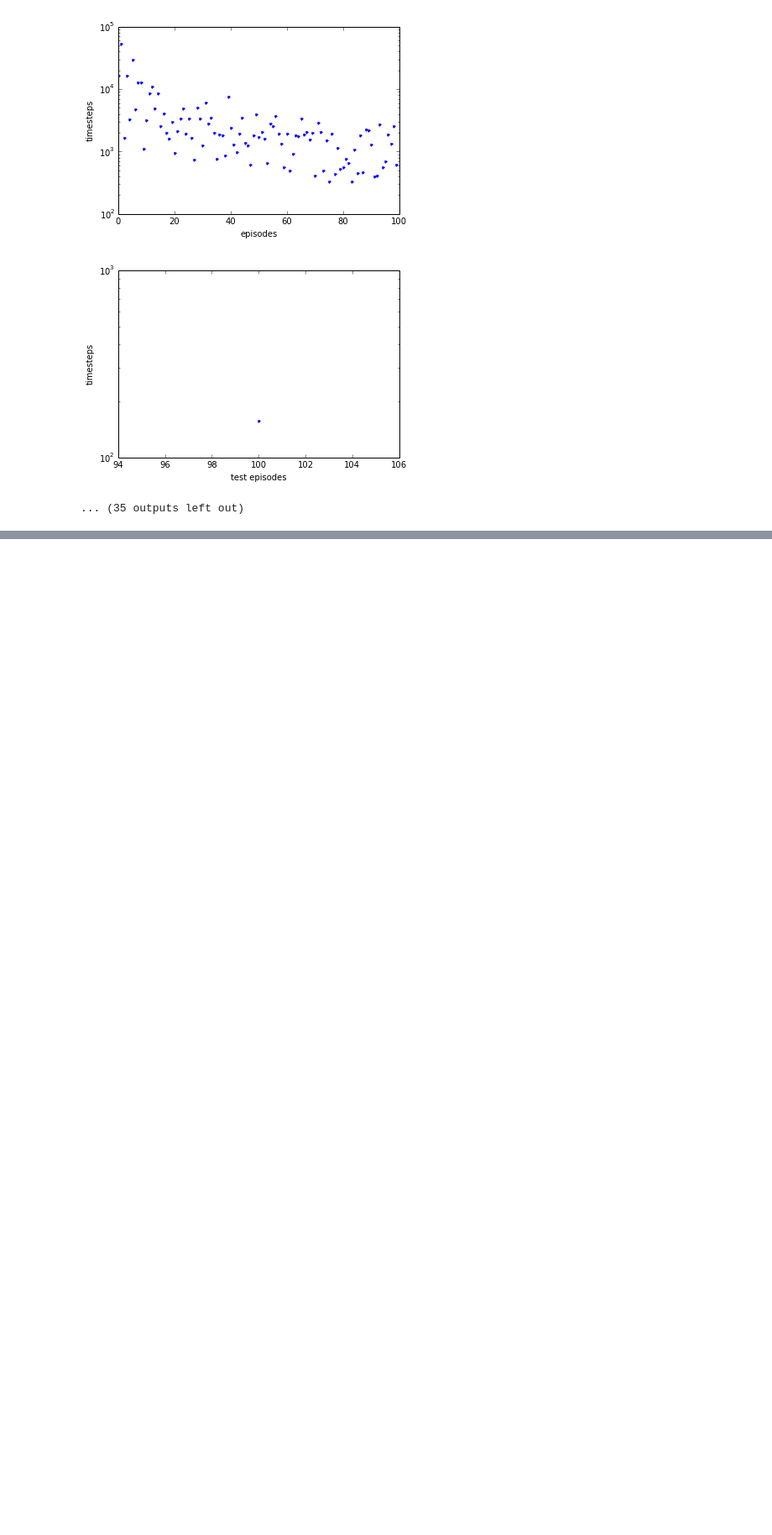
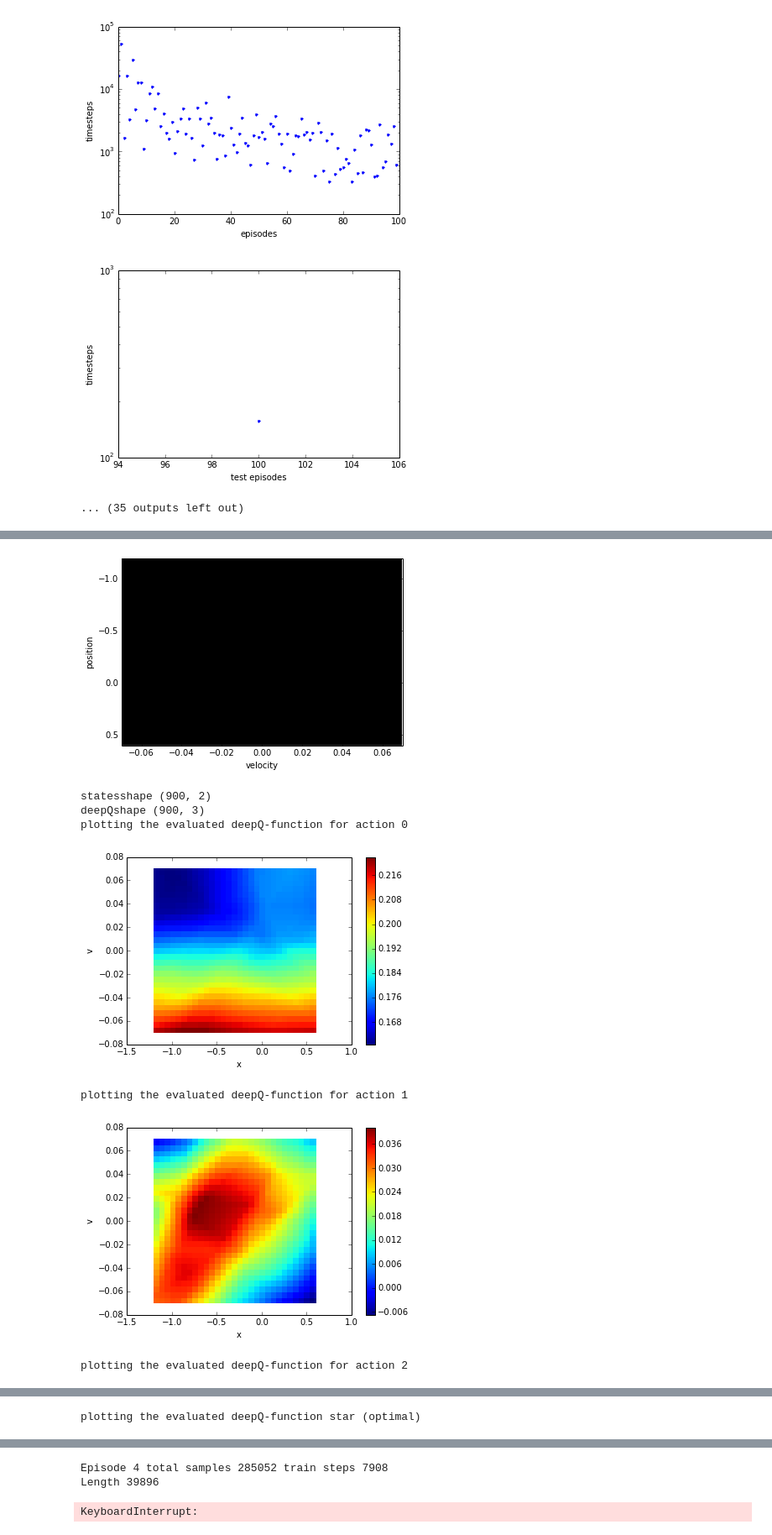
Before and after one commit to febert/DeepRL, a Jupyter notebook: q_learning_sarsa/deepq_learning-MountainCar-v0-many-layers-test-tiny-Copy2.ipynb, the cells around one changed output, grey strips where cells are left out. Shown at 84% size. Cells and saved outputs as stored; diff of their text form; code cells hidden in the pictures; blank space fills up the shorter version.

```diff
--- a/q_learning_sarsa/deepq_learning-MountainCar-v0-many-layers-test-tiny-Copy2.ipynb
+++ b/q_learning_sarsa/deepq_learning-MountainCar-v0-many-layers-test-tiny-Copy2.ipynb
@@ -77,0 +89,21 @@ exploration  0.68691340001
+# %%
+car = q_learning(gamma=1.,
+                 lambda_=0.9,
+#                  init_epsilon = 0.0,
+#                  update_epsilon = False,
+                 init_epsilon = 1.0,
+                 end_epsilon = 0.1,
+                 update_epsilon = True,
+                 exploration_decrease_length = 1e6,
+#                  N_0= 50,
+                 environment = 'MountainCar-v0',
+                 plot_resolution = 30,
+                 nn_size_hidden = [20,30], # [100,100] --> 0.01, [100,100,100] --> similar [400,300]
+                 nn_batch_size = 32,
+                 nn_learning_rate = 2.5e-4,
+                 replay_memory_size = 1e6, # larger than nn_batch_size*1e3 or doesn't train
+                 descent_method = 'rmsprop',
+#                  dropout_keep_prob = 0.5,
+                 ema_decay_rate = 0.999,
+                 init_weights = 0.1
+                )
@@ -77,0 +123,11 @@ exploration  0.68691340001
+# %%
+car.deepq_learning(num_iter = 5000, max_steps = 2e5)#, reset_replay_memory=True)
+# %% [output]
+[figure, added]
+statesshape (900, 2)
+deepQshape (900, 3)
+plotting the evaluated deepQ-function for action 0
+[figure, added]
+plotting the evaluated deepQ-function for action 1
+[figure, added]
+plotting the evaluated deepQ-function for action 2
@@ -77,0 +135 @@ exploration  0.68691340001
+plotting the evaluated deepQ-function star (optimal)
@@ -77,0 +137,3 @@ exploration  0.68691340001
+Episode 4 total samples 285052 train steps 7908
+Length 39896
+KeyboardInterrupt:
```
Also changed, not shown: parts of 4 cells of this notebook, 11 other files.
